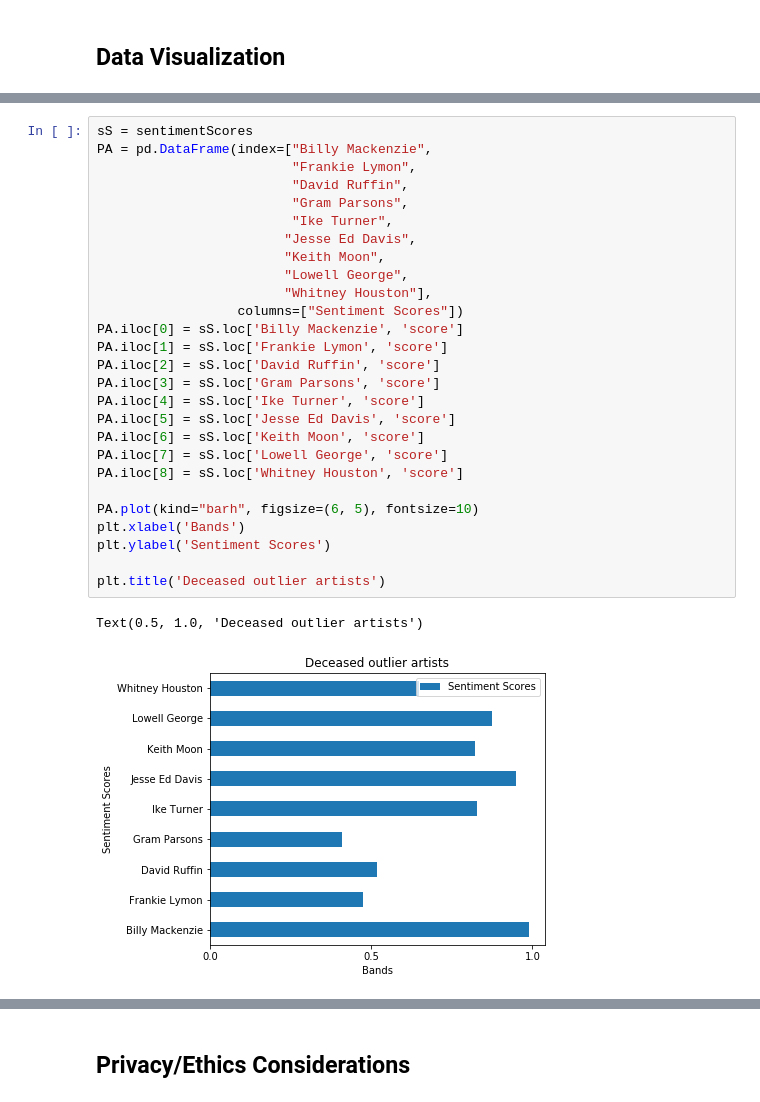
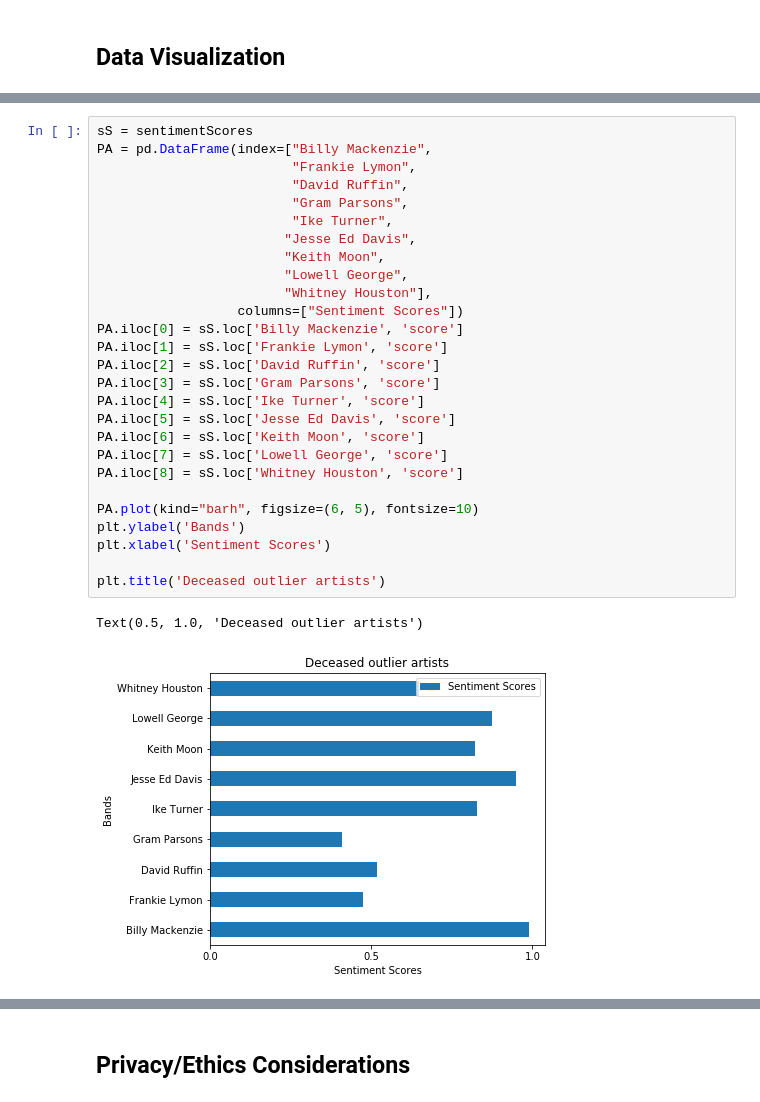
Before and after one commit to kachiem/COGS108_final, a Jupyter notebook: FinalProject.ipynb, the cells around one changed output, grey strips where cells are left out. Drawn from its saved outputs; the diff is of its cells as text.

```diff
--- a/FinalProject.ipynb
+++ b/FinalProject.ipynb
@@ -655,33 +655,33 @@ Text(0.5, 1.0, 'Artists with negative lyrics who had a history of drug abuse/die
 # %%
 sS = sentimentScores
 PA = pd.DataFrame(index=["Billy Mackenzie",
                          "Frankie Lymon",
                          "David Ruffin",
                          "Gram Parsons",
                          "Ike Turner",
                         "Jesse Ed Davis",
                         "Keith Moon",
                         "Lowell George",
                         "Whitney Houston"],
                   columns=["Sentiment Scores"])
 PA.iloc[0] = sS.loc['Billy Mackenzie', 'score']
 PA.iloc[1] = sS.loc['Frankie Lymon', 'score']
 PA.iloc[2] = sS.loc['David Ruffin', 'score']
 PA.iloc[3] = sS.loc['Gram Parsons', 'score']
 PA.iloc[4] = sS.loc['Ike Turner', 'score']
 PA.iloc[5] = sS.loc['Jesse Ed Davis', 'score']
 PA.iloc[6] = sS.loc['Keith Moon', 'score']
 PA.iloc[7] = sS.loc['Lowell George', 'score']
 PA.iloc[8] = sS.loc['Whitney Houston', 'score']
 
 PA.plot(kind="barh", figsize=(6, 5), fontsize=10)
-plt.xlabel('Bands')
-plt.ylabel('Sentiment Scores')
+plt.ylabel('Bands')
+plt.xlabel('Sentiment Scores')
 
 plt.title('Deceased outlier artists')
 # %% [output]
 Text(0.5, 1.0, 'Deceased outlier artists')
-[figure, old version]
+[figure, new version]
 # %%
 sS = sentimentScores
 PA = pd.DataFrame(index=["Izzy Stradlin",
```
Also changed, not shown: parts of 6 cells of this notebook.
